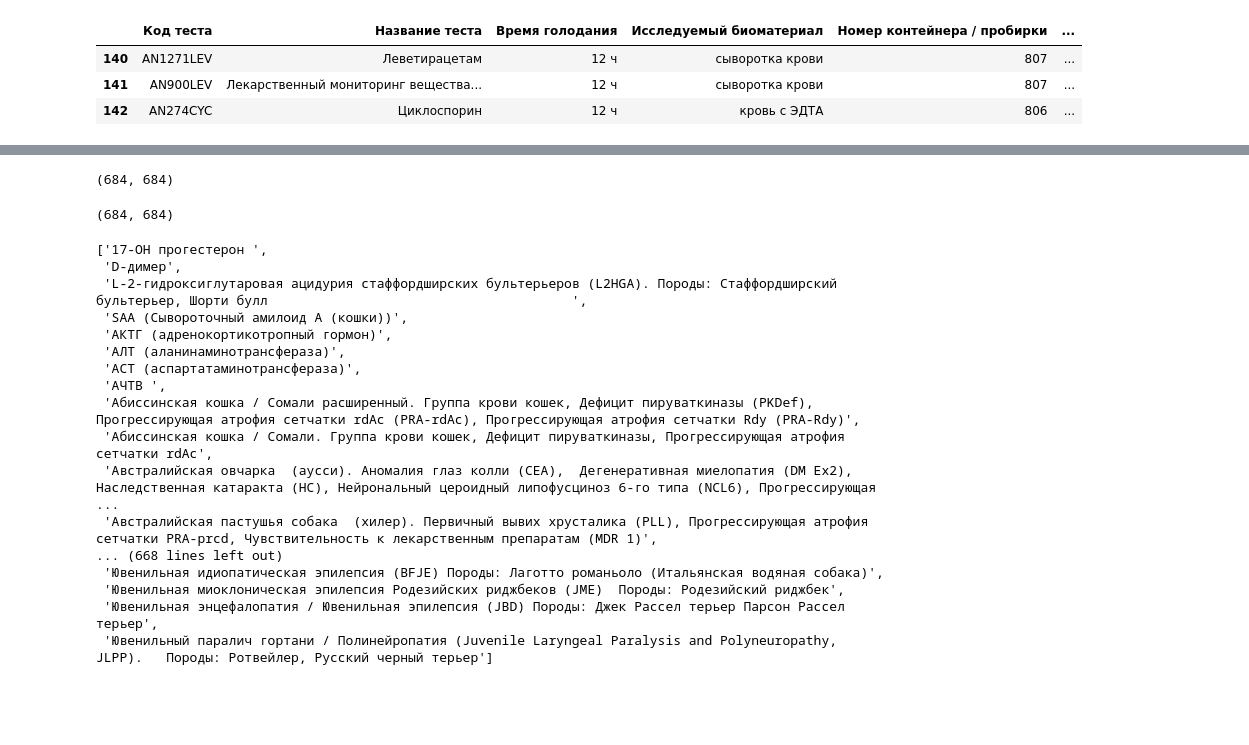
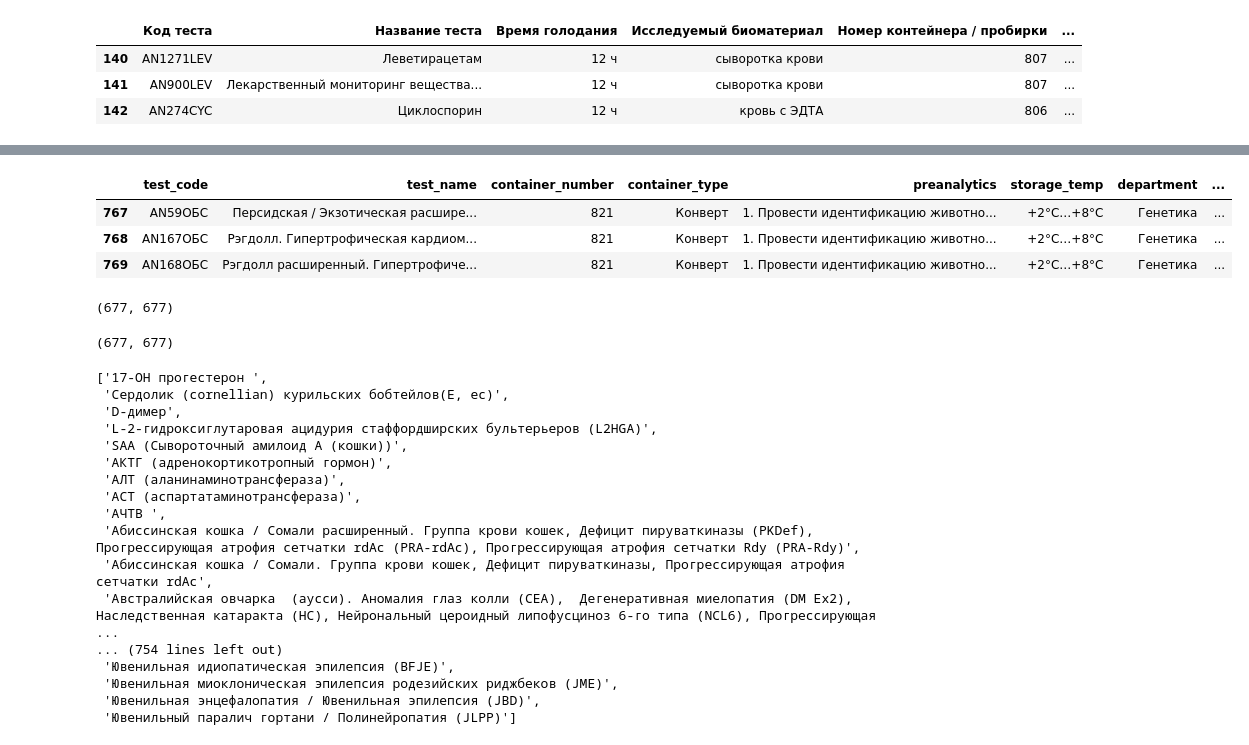
Before and after one commit to Ironiti/AI_X_VET_Assistant, a Jupyter notebook: notebooks/data_review.ipynb, the cells around one changed output, grey strips where cells are left out. Cells and saved outputs as stored; diff of their text form; code cells hidden in the pictures; blank space fills up the shorter version.

```diff
--- a/notebooks/data_review.ipynb
+++ b/notebooks/data_review.ipynb
@@ -57,20 +57,29 @@ df.tail(3)
 | 681 | AN368ПРК | Эпизоотический катаральный энтери... | NaN | соскоб эпителиальных клеток слизи... | NaN | NaN | Микропробирка / Транспортная среда | ... |
 | 682 | AN369АСП | Системный коронавирус хорьков (Fe... | NaN | аспират ткани | NaN | NaN | Микровета / Калий ЭДТА | ... |
 | 683 | AN367ПРК | Парвовирусный энтерит норок (Mink... | NaN | соскоб эпителиальных клеток слизи... | NaN | NaN | Микропробирка / Транспортная среда | ... |
+# %%
+df = pd.read_excel(raw_data_path / 'ВПР_Полный_перечень_тестов_МДЖ_23_06_ОКОНЧАТЕЛЬНЫЙ.xlsx', sheet_name='data')
+df.tail(3)
+# %% [output]
+|  | test_code | test_name | container_number | container_type | preanalytics | storage_temp | department | ... |
+| 767 | AN59ОБС | Персидская / Экзотическая расшире... | 821 | Конверт | 1. Провести идентификацию животно... | +2°С…+8°С | Генетика | ... |
+| 768 | AN167ОБС | Рэгдолл. Гипертрофическая кардиом... | 821 | Конверт | 1. Провести идентификацию животно... | +2°С…+8°С | Генетика | ... |
+| 769 | AN168ОБС | Рэгдолл расширенный. Гипертрофиче... | 821 | Конверт | 1. Провести идентификацию животно... | +2°С…+8°С | Генетика | ... |
 # %%
 len(df['test_code']), len(df['test_code'].unique())
 # %% [output]
-(684, 684)
+(677, 677)
 # %%
 len(df['test_name']), len(df['test_name'].unique())
 # %% [output]
-(684, 684)
+(677, 677)
 # %%
 sorted(list(df['test_name'].astype(str)))
 # %% [output]
 ['17-ОН прогестерон ',
+ 'Cердолик (cornellian) курильских бобтейлов(E, ec)',
  'D-димер',
- 'L-2-гидроксиглутаровая ацидурия стаффордширских бультерьеров (L2HGA). Породы: Стаффордширский бультерьер, Шорти булл                                       ',
+ 'L-2-гидроксиглутаровая ацидурия стаффордширских бультерьеров (L2HGA)',
  'SAA (Сывороточный амилоид А (кошки))',
  'АКТГ (адренокортикотропный гормон)',
  'АЛТ (аланинаминотрансфераза)',
@@ -79,9 +88,8 @@ sorted(list(df['test_name'].astype(str)))
  'Абиссинская кошка / Сомали расширенный. Группа крови кошек, Дефицит пируваткиназы (PKDef), Прогрессирующая атрофия сетчатки rdAc (PRA-rdAc), Прогрессирующая атрофия сетчатки Rdy (PRA-Rdy)',
  'Абиссинская кошка / Сомали. Группа крови кошек, Дефицит пируваткиназы, Прогрессирующая атрофия сетчатки rdAc',
  'Австралийская овчарка  (аусси). Аномалия глаз колли (CEA),  Дегенеративная миелопатия (DM Ex2), Наследственная катаракта (HC), Нейрональный цероидный липофусциноз 6-го типа (NCL6), Прогрессирующая  ...
- 'Австралийская пастушья собака  (хилер). Первичный вывих хрусталика (PLL), Прогрессирующая атрофия сетчатки PRA-prcd, Чувствительность к лекарственным препаратам (MDR 1)',
-... (668 lines left out)
- 'Ювенильная идиопатическая эпилепсия (BFJE) Породы: Лаготто романьоло (Итальянская водяная собака)',
- 'Ювенильная миоклоническая эпилепсия Родезийских риджбеков (JME)  Породы: Родезийский риджбек',
- 'Ювенильная энцефалопатия / Ювенильная эпилепсия (JBD) Породы: Джек Рассел терьер Парсон Рассел терьер',
- 'Ювенильный паралич гортани / Полинейропатия (Juvenile Laryngeal Paralysis and Polyneuropathy, JLPP).   Породы: Ротвейлер, Русский черный терьер']
+... (754 lines left out)
+ 'Ювенильная идиопатическая эпилепсия (BFJE)',
+ 'Ювенильная миоклоническая эпилепсия родезийских риджбеков (JME)',
+ 'Ювенильная энцефалопатия / Ювенильная эпилепсия (JBD)',
+ 'Ювенильный паралич гортани / Полинейропатия (JLPP)']
```
Also changed, not shown: 51 other files.
